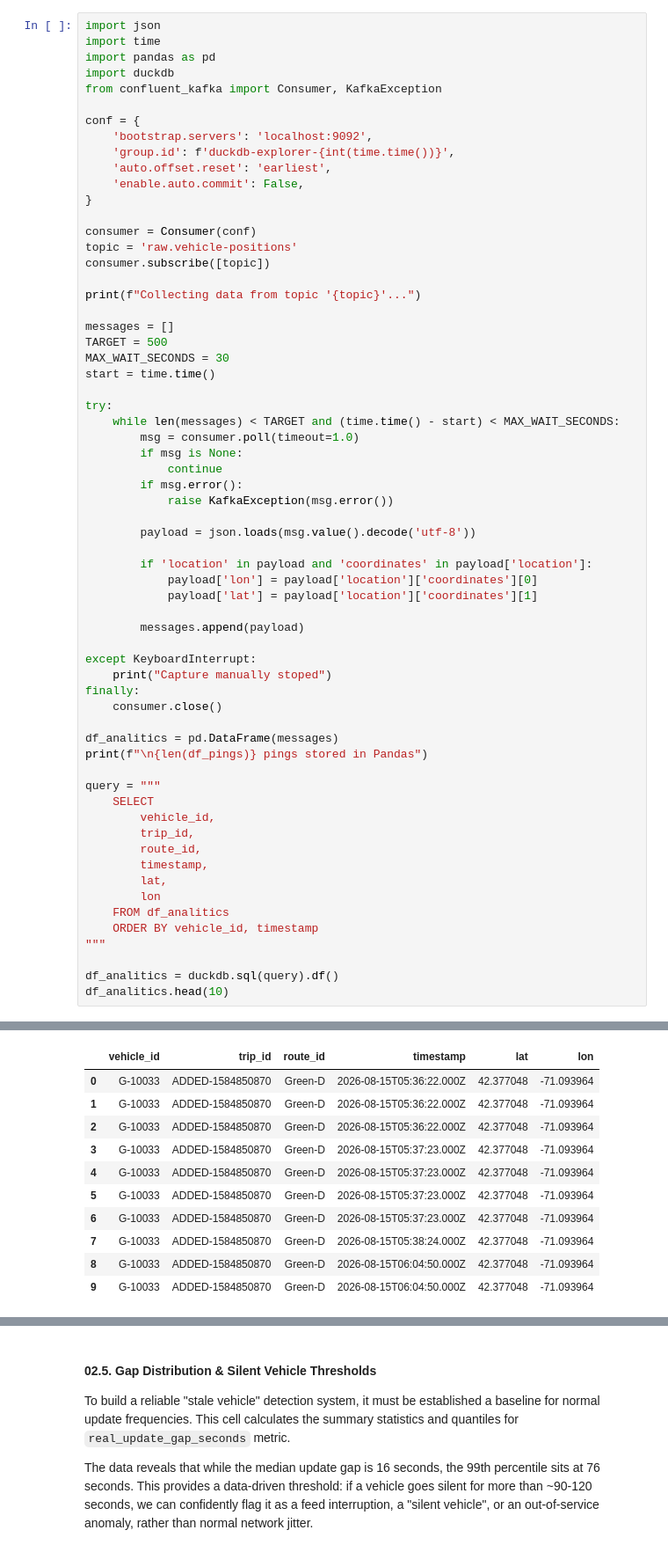
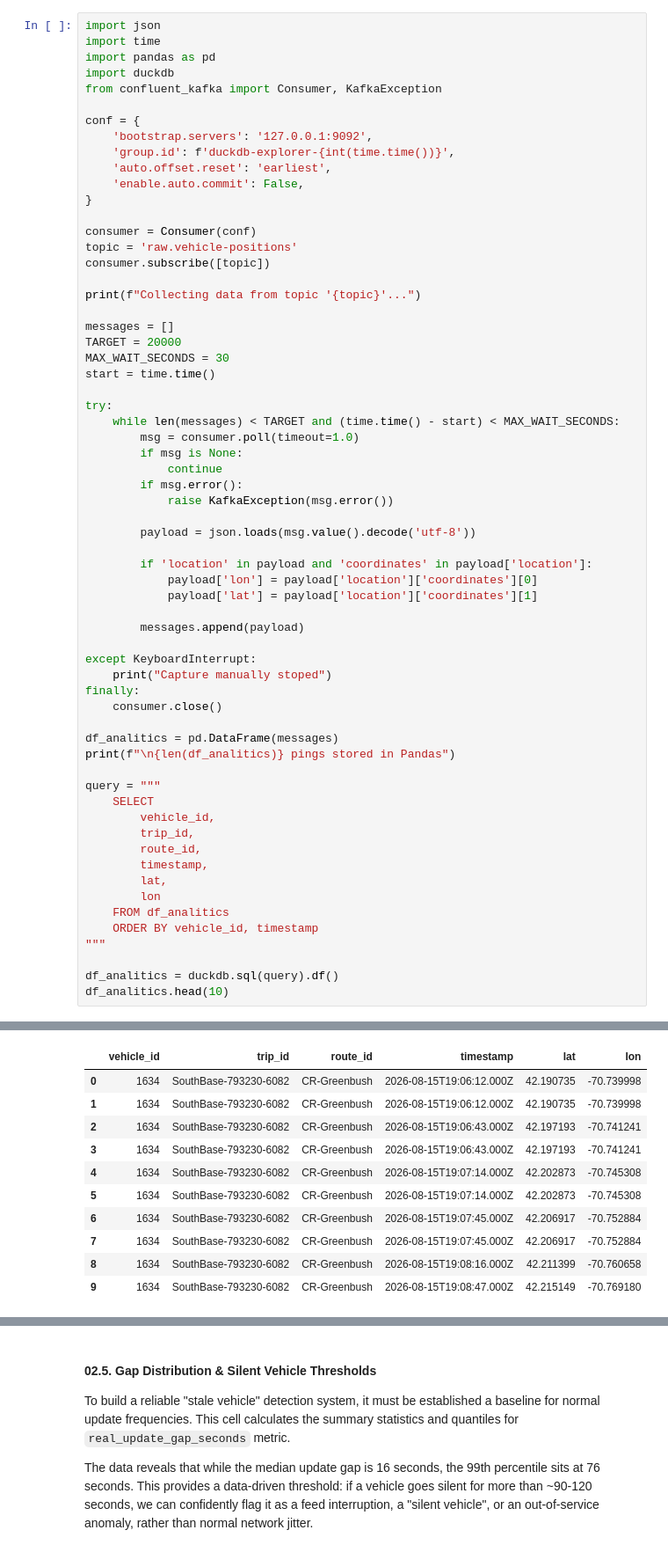
Before and after one commit to EderGtz/GTFS-Realtime-Stream-Engine, a Jupyter notebook: analytics-engine/notebooks/exploration.ipynb, the cells around one changed output, grey strips where cells are left out. Shown at 88% size. Drawn from its saved outputs; the diff is of its cells as text.

```diff
--- a/analytics-engine/notebooks/exploration.ipynb
+++ b/analytics-engine/notebooks/exploration.ipynb
@@ -12,7 +12,7 @@ import duckdb
 from confluent_kafka import Consumer, KafkaException
 
 conf = {
-    'bootstrap.servers': 'localhost:9092',
+    'bootstrap.servers': '127.0.0.1:9092',
     'group.id': f'duckdb-explorer-{int(time.time())}',
     'auto.offset.reset': 'earliest',
     'enable.auto.commit': False,
@@ -25,7 +25,7 @@ consumer.subscribe([topic])
 print(f"Collecting data from topic '{topic}'...")
 
 messages = []
-TARGET = 500
+TARGET = 20000
 MAX_WAIT_SECONDS = 30
 start = time.time()
 
@@ -51,7 +51,7 @@ finally:
     consumer.close()
 
 df_analitics = pd.DataFrame(messages)
-print(f"\n{len(df_pings)} pings stored in Pandas")
+print(f"\n{len(df_analitics)} pings stored in Pandas")
 
 query = """
     SELECT
@@ -74,12 +74,12 @@ Collecting data from topic 'raw.vehicle-positions'...
 |  | vehicle_id | trip_id | route_id | timestamp | lat | lon |
-| 0 | G-10033 | ADDED-1584850870 | Green-D | 2026-08-15T05:36:22.000Z | 42.377048 | -71.093964 |
-| 1 | G-10033 | ADDED-1584850870 | Green-D | 2026-08-15T05:36:22.000Z | 42.377048 | -71.093964 |
-| 2 | G-10033 | ADDED-1584850870 | Green-D | 2026-08-15T05:36:22.000Z | 42.377048 | -71.093964 |
-| 3 | G-10033 | ADDED-1584850870 | Green-D | 2026-08-15T05:37:23.000Z | 42.377048 | -71.093964 |
-| 4 | G-10033 | ADDED-1584850870 | Green-D | 2026-08-15T05:37:23.000Z | 42.377048 | -71.093964 |
-| 5 | G-10033 | ADDED-1584850870 | Green-D | 2026-08-15T05:37:23.000Z | 42.377048 | -71.093964 |
-| 6 | G-10033 | ADDED-1584850870 | Green-D | 2026-08-15T05:37:23.000Z | 42.377048 | -71.093964 |
-| 7 | G-10033 | ADDED-1584850870 | Green-D | 2026-08-15T05:38:24.000Z | 42.377048 | -71.093964 |
-| 8 | G-10033 | ADDED-1584850870 | Green-D | 2026-08-15T06:04:50.000Z | 42.377048 | -71.093964 |
-| 9 | G-10033 | ADDED-1584850870 | Green-D | 2026-08-15T06:04:50.000Z | 42.377048 | -71.093964 |
+| 0 | 1634 | SouthBase-793230-6082 | CR-Greenbush | 2026-08-15T19:06:12.000Z | 42.190735 | -70.739998 |
+| 1 | 1634 | SouthBase-793230-6082 | CR-Greenbush | 2026-08-15T19:06:12.000Z | 42.190735 | -70.739998 |
+| 2 | 1634 | SouthBase-793230-6082 | CR-Greenbush | 2026-08-15T19:06:43.000Z | 42.197193 | -70.741241 |
+| 3 | 1634 | SouthBase-793230-6082 | CR-Greenbush | 2026-08-15T19:06:43.000Z | 42.197193 | -70.741241 |
+| 4 | 1634 | SouthBase-793230-6082 | CR-Greenbush | 2026-08-15T19:07:14.000Z | 42.202873 | -70.745308 |
+| 5 | 1634 | SouthBase-793230-6082 | CR-Greenbush | 2026-08-15T19:07:14.000Z | 42.202873 | -70.745308 |
+| 6 | 1634 | SouthBase-793230-6082 | CR-Greenbush | 2026-08-15T19:07:45.000Z | 42.206917 | -70.752884 |
+| 7 | 1634 | SouthBase-793230-6082 | CR-Greenbush | 2026-08-15T19:07:45.000Z | 42.206917 | -70.752884 |
+| 8 | 1634 | SouthBase-793230-6082 | CR-Greenbush | 2026-08-15T19:08:16.000Z | 42.211399 | -70.760658 |
+| 9 | 1634 | SouthBase-793230-6082 | CR-Greenbush | 2026-08-15T19:08:47.000Z | 42.215149 | -70.769180 |
 # %% [markdown]
```
Also changed, not shown: parts of 10 cells of this notebook.
